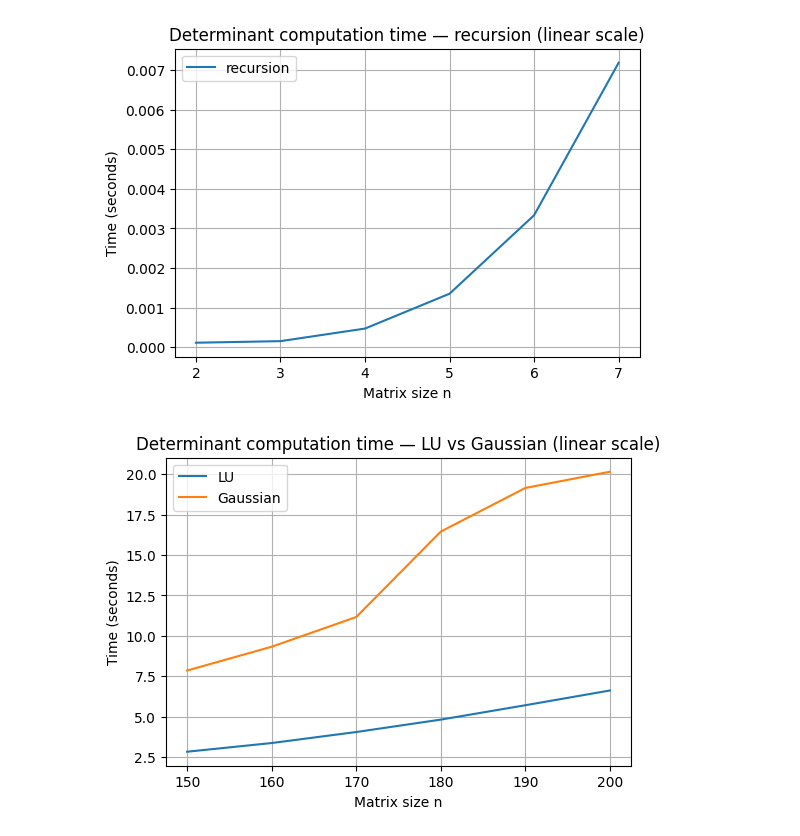
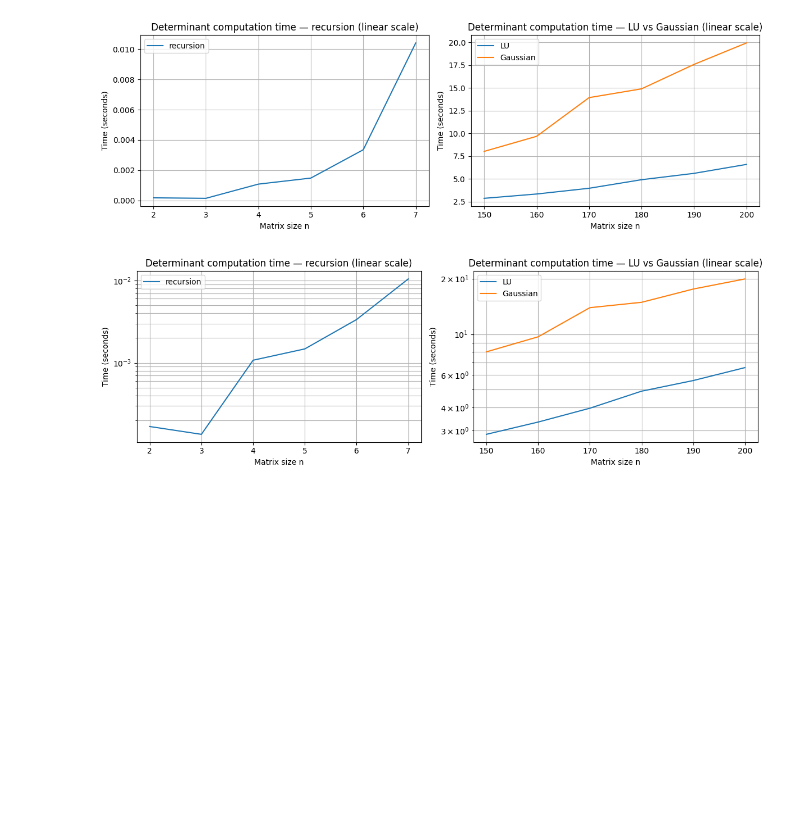
Before and after one commit to QuangNguyenLong/mininumpy, a Jupyter notebook: inverse_bm.ipynb, the cells around one changed output. Drawn from its saved outputs; the diff is of its cells as text; code cells hidden in the pictures; blank space fills up the shorter version.

```diff
--- a/inverse_bm.ipynb
+++ b/inverse_bm.ipynb
@@ -15,6 +15,7 @@ tests = [
 
 det = {}
 timer = {}
+times = 3
 
 for algo in ['recursion', 'LU', 'gaussian']:
 
@@ -28,10 +29,12 @@ for algo in ['recursion', 'LU', 'gaussian']:
         dataset = tests[1]      # large matrices
 
     for i in range(len(dataset)):
-
-        start = time()
-        d = mnp.minilinalg.inv(dataset[i], algo=algo)
-        stop = time()
+        delta_t = 0
+        for t in range(times):
+            start = time()
+            d = mnp.minilinalg.inv(dataset[i], algo=algo)
+            stop = time()
+            delta_t += stop - start
 
         det[algo].append(d)
-        timer[algo].append(stop - start)
+        timer[algo].append(delta_t / times)
@@ -44,24 +41,54 @@ print(det)
+# %%
+
+fig, axes = plt.subplots(1, 2, figsize=(12, 4))
+
+# --- Plot 1: recursion alone ---
+axes[0].plot(n, timer["recursion"], label="recursion")
+axes[0].set_xlabel("Matrix size n")
+axes[0].set_ylabel("Time (seconds)")
+axes[0].set_title("Determinant computation time — recursion (linear scale)")
+axes[0].grid(True, which="both")
+axes[0].legend()
+
+
+# --- Plot 2: LU + Gaussian together ---
+axes[1].plot(n_gau, timer["LU"], label="LU")
+axes[1].plot(n_gau, timer["gaussian"], label="Gaussian")
+axes[1].set_xlabel("Matrix size n")
+axes[1].set_ylabel("Time (seconds)")
+axes[1].set_title("Determinant computation time — LU vs Gaussian (linear scale)")
+axes[1].grid(True, which="both")
+axes[1].legend()
+
+plt.tight_layout()
+plt.show()
+# %% [output]
+[figure, added]
 # %%
+
+fig, axes = plt.subplots(1, 2, figsize=(12, 4))
+
 # --- Plot 1: recursion alone ---
-plt.figure(figsize=(6,4))
-plt.plot(n, timer["recursion"], label="recursion")
-plt.xlabel("Matrix size n")
-plt.ylabel("Time (seconds)")
-plt.title("Determinant computation time — recursion (linear scale)")
-plt.legend()
-plt.grid(True)
-plt.show()
+axes[0].plot(n, timer["recursion"], label="recursion")
+axes[0].set_yscale("log")
+axes[0].set_xlabel("Matrix size n")
+axes[0].set_ylabel("Time (seconds)")
+axes[0].set_title("Determinant computation time — recursion (linear scale)")
+axes[0].grid(True, which="both")
+axes[0].legend()
+
 
 # --- Plot 2: LU + Gaussian together ---
-plt.figure(figsize=(6,4))
-plt.plot(n_gau, timer["LU"], label="LU")
-plt.plot(n_gau, timer["gaussian"], label="Gaussian")
-plt.xlabel("Matrix size n")
-plt.ylabel("Time (seconds)")
-plt.title("Determinant computation time — LU vs Gaussian (linear scale)")
-plt.legend()
-plt.grid(True)
+axes[1].plot(n_gau, timer["LU"], label="LU")
+axes[1].plot(n_gau, timer["gaussian"], label="Gaussian")
+axes[1].set_yscale("log")
+axes[1].set_xlabel("Matrix size n")
+axes[1].set_ylabel("Time (seconds)")
+axes[1].set_title("Determinant computation time — LU vs Gaussian (linear scale)")
+axes[1].grid(True, which="both")
+axes[1].legend()
+
+plt.tight_layout()
 plt.show()
 # %% [output]
-[figure, old version]
+[figure, new version]
-[figure, removed]
```
Also changed, not shown: parts of 1 cell of this notebook, 21 other files.
